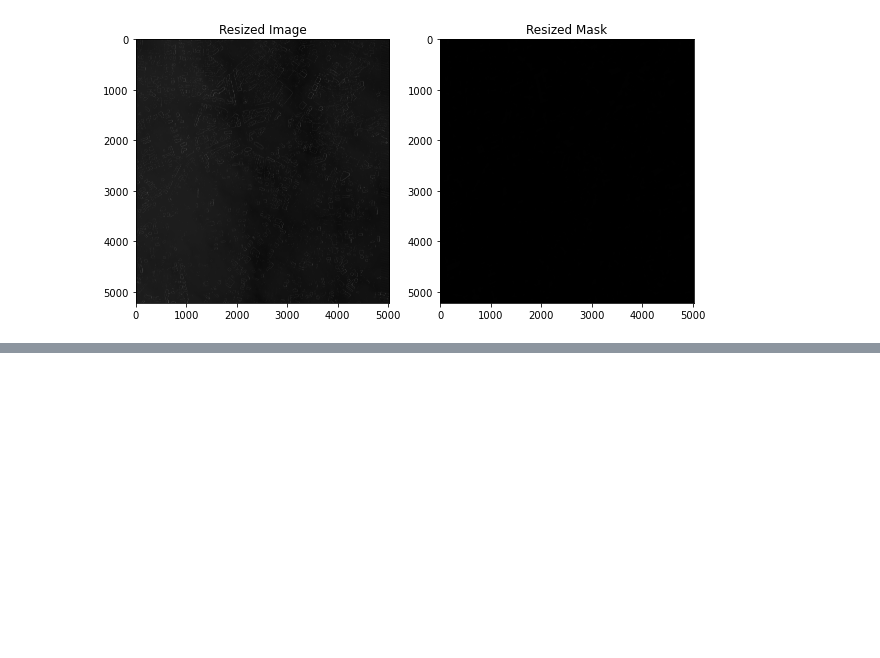
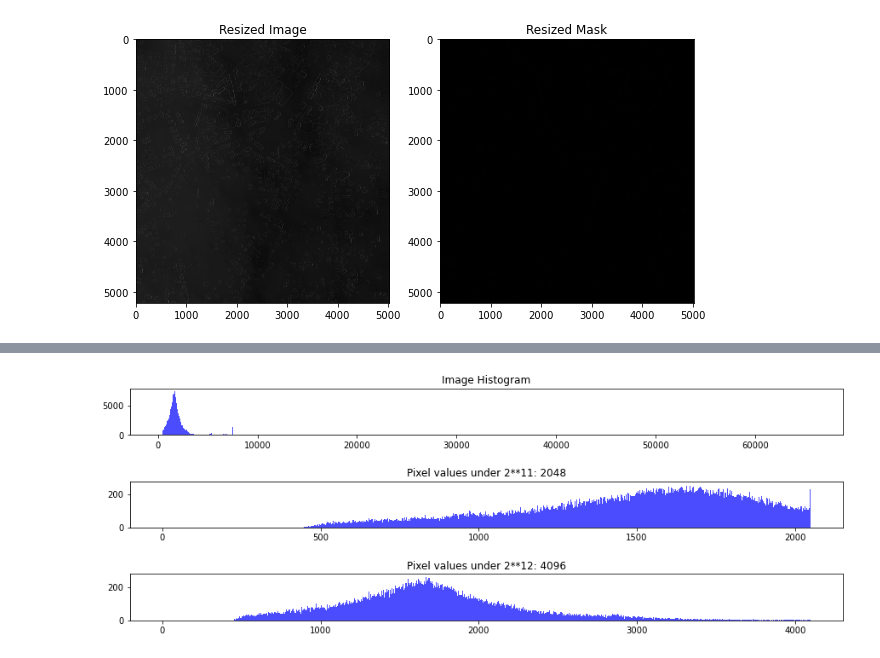
Before and after one commit to ZiyiiiL/Inpainting, a Jupyter notebook: PreData.ipynb, the cells around one changed output, grey strips where cells are left out. Cells and saved outputs as stored; diff of their text form; code cells hidden in the pictures; blank space fills up the shorter version.

```diff
--- a/PreData.ipynb
+++ b/PreData.ipynb
@@ -401,0 +588,16 @@ Text(0.5, 1.0, 'Resized Mask')
+# %%
+# plot the histogram of the pixel values of patch (part of the image)
+patch_image = np.array(patch_image)
+
+fig, ax = plt.subplots(3, 1, figsize=(15, 5))
+ax[0].hist(patch_image.flatten(), bins=2048, alpha=0.7, color='b')
+ax[1].hist(patch_image.flatten(), bins=2048, range=(0, 2048), alpha=0.7, color='b')
+ax[2].hist(patch_image.flatten(), bins=4096, range=(0, 4096), alpha=0.7, color='b')
+# set title
+ax[0].set_title('Image Histogram')
+ax[1].set_title('Pixel values under 2**11: 2048')
+ax[2].set_title('Pixel values under 2**12: 4096')
+plt.subplots_adjust(hspace=1)
+plt.show()
+# %% [output]
+[figure, added]
```
Also changed, not shown: parts of 23 cells of this notebook, 1 other file.
